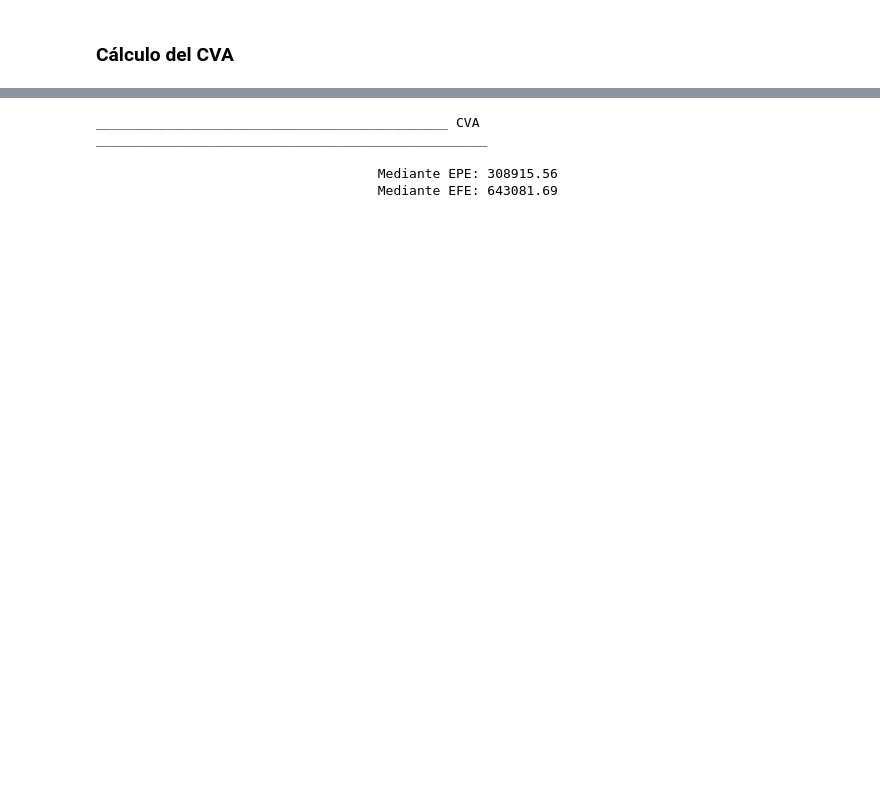
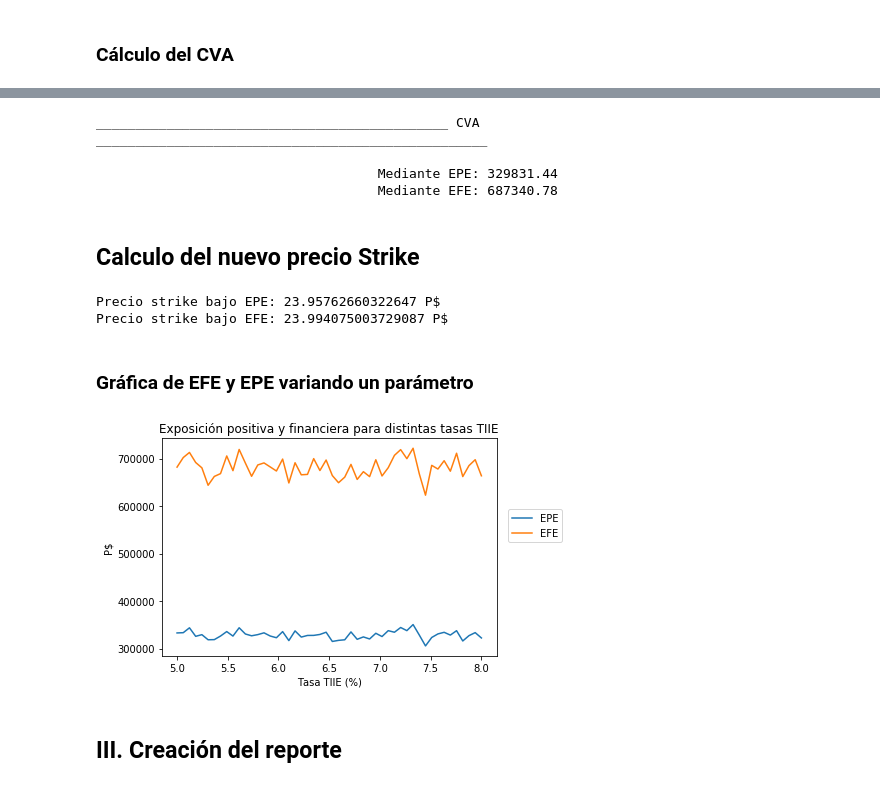
Before and after one commit to AndresNietoGuadarrama/Tareas_Diplomadi, a Jupyter notebook: CVA.ipynb, the cells around one changed output, grey strips where cells are left out. Saved outputs shown, nothing was run; the diff lists cells and outputs as text; code cells hidden in the pictures; blank space fills up the shorter version.

```diff
--- a/CVA.ipynb
+++ b/CVA.ipynb
@@ -256,12 +262,13 @@ def actualiza_paso(x,tasa_MXN_continua,tasa_USD_cont,vol,paso):
     z=norm.rvs(loc=0,scale=1,size=1) #Simula un muestra tamaño 1 de una distribución normal estándar
     return x*exp((tasa_MXN_continua-tasa_USD_cont-0.5*vol**2)*(paso/360)+z*vol*(paso/360)**0.5)
 
-def simulacion_subyacente(S0,ptos_fwd,tasa_USD_anual,vol,n_sim,plazo=90,paso=1):
+def simulacion_subyacente(S0,ptos_fwd,tasa_USD_anual,vol,plazo=90,paso=1):
     '''
     Esta función devolverá una matriz con cada una de las simulaciones del
     valor del subyacente para cada unidad de tiempo, hasta que se cumpla el plazo
     del contrato.
     '''
+    n_sim=int(1e3)
     tasa_MXN_continua=tasa_MXNImplicita_continua(S0,ptos_fwd,tasa_USD_anual,plazo=90)
     tasa_USD_cont =tasa_USD_continua(tasa_USD_anual,plazo=90)
     M_sim=[]
@@ -296,7 +303,7 @@ def valuacion_fwd(M,S0,ptos_fwd,tasa_USD_anual,plazo=90,nominal=1e7):
         M_contrato.append(f)
     return M_contrato
 
-def CVA(vol,S0,ptos_fwd,tasa_USD_anual,h,n_simul,TIIE=7.13/100,plazo=90,nominal=1e7,paso=1):
+def CVA(vol,S0,ptos_fwd,tasa_USD_anual,h,TIIE=7.13/100,plazo=90,nominal=1e7,paso=1):
     '''
     Esta función calcula la valuación por ajuste de crédito (CVA) de un derivado de FX
     MXN-USD a plazo de 90 días incluyendo la probabilidad de incumplimiento encontrada arriba.
@@ -305,7 +312,7 @@ def CVA(vol,S0,ptos_fwd,tasa_USD_anual,h,n_simul,TIIE=7.13/100,plazo=90,nominal=
     EFE=[]
     df=[]
     pr_cond=[]
-    M=simulacion_subyacente(S0,ptos_fwd,tasa_USD_anual,vol,n_simul,plazo,paso)
+    M=simulacion_subyacente(S0,ptos_fwd,tasa_USD_anual,vol,plazo,paso)
     M_contrato=valuacion_fwd(M,S0,ptos_fwd,tasa_USD_anual,plazo,nominal)
     M_contrato=np.array(M_contrato)
     f,c=M_contrato.shape
@@ -336,15 +341,20 @@ from scipy.optimize import minimize
 from scipy.optimize import Bounds
 from scipy.stats import norm
 from math import log,exp
-np.random.seed(54321)
+np.random.seed(54321) #Para que las simulaciones den el mismo resultado
 
-p=h.x[0] #Probabilidad de incumplimiento de la primera parte
-S0=21.77
+p=h.x[0] #Probabilidad de incumplimiento del ejercicio anterior
+S0=23.5122
 ptos_fwd=4118
 tasa_USD_anual=0.7841/100
 vol=20/100
-n_simul=int(1e4) #número de simulaciones.
-epe,efe=CVA(vol,S0,ptos_fwd,tasa_USD_anual,p,n_simul,TIIE=7.13/100,plazo=90,nominal=1e7,paso=1)
+noc=1e7
+pas=1
+TIE=6.7487/100
+pl=90
+pas=1
+precio_fwd=S0+ptos_fwd/10000
+epe,efe=CVA(vol,S0,ptos_fwd,tasa_USD_anual,p,TIIE=TIE,plazo=pl,nominal=noc,paso=pas)
 print("_____________________________________________ CVA __________________________________________________")
 print("")
 print(f"                                    Mediante EPE: {round(epe,2)}")
@@ -352,5 +362,7 @@ print(f"                                    Mediante EFE: {round(efe,2)}")
 # %% [output]
 _____________________________________________ CVA __________________________________________________
 
-                                    Mediante EPE: 308915.56
-                                    Mediante EFE: 643081.69
+                                    Mediante EPE: 329831.44
+                                    Mediante EFE: 687340.78
+# %% [markdown]
+## Calculo del nuevo precio Strike
@@ -356,0 +400,30 @@ _____________________________________________ CVA ______________________________
+# %%
+print(f"Precio strike bajo EPE: {precio_strike(S0,ptos_fwd,tasa_USD_anual,noc,pl,precio_fwd,epe)[0]} P$")
+print(f"Precio strike bajo EFE: {precio_strike(S0,ptos_fwd,tasa_USD_anual,noc,pl,precio_fwd,efe)[0]} P$")
+# %% [output]
+Precio strike bajo EPE: 23.95762660322647 P$
+Precio strike bajo EFE: 23.994075003729087 P$
+# %% [markdown]
+### Gráfica de EFE y EPE variando un parámetro
+# %%
+import matplotlib.pyplot as plt
+TasaTIIE=np.linspace(.05,.08,50)
+EPE=[]
+EFE=[]
+for t in TasaTIIE:
+    ep,ef=CVA(vol,S0,ptos_fwd,tasa_USD_anual,p,TIIE=t,plazo=pl,nominal=noc,paso=pas)
+    EPE.append(round(ep,2))
+    EFE.append(round(ef,2))
+
+fig=plt.figure()
+plt.plot(100*TasaTIIE,EPE,label='EPE')
+plt.plot(100*TasaTIIE,EFE,label='EFE')
+plt.xlabel('Tasa TIIE (%)')
+plt.ylabel('P$')
+plt.legend(loc='lower center',bbox_to_anchor =(1.115,.5))
+plt.title('Exposición positiva y financiera para distintas tasas TIIE')
+plt.show()
+# %% [output]
+[figure, added]
+# %% [markdown]
+## III. Creación del reporte
```
Also changed, not shown: parts of 5 cells of this notebook.
